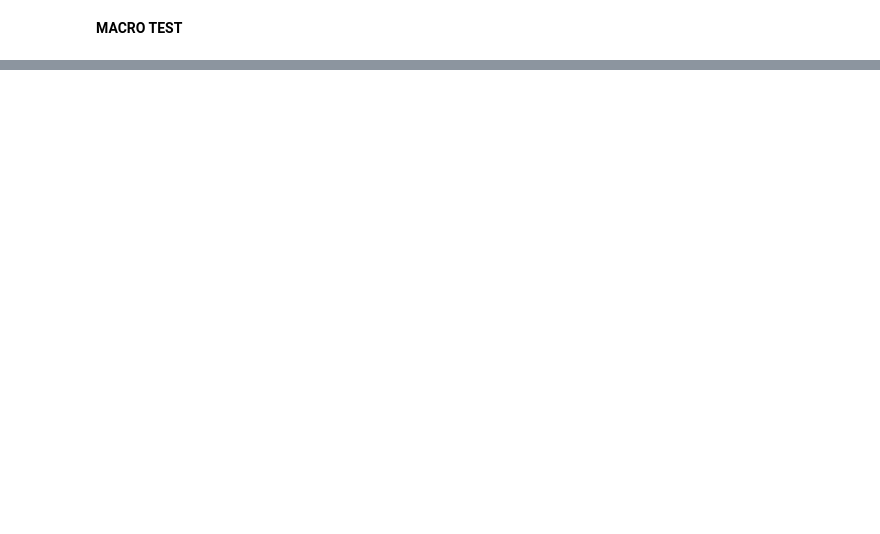
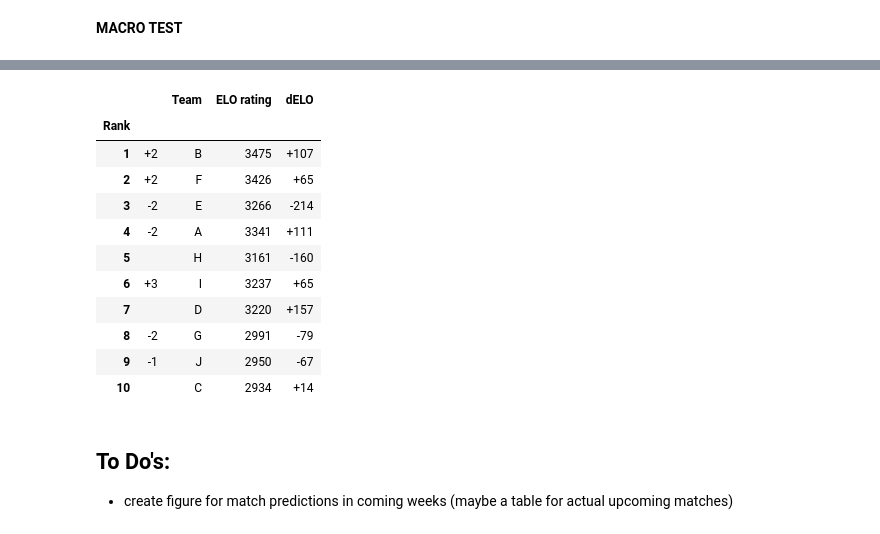
Before and after one commit to rmflemming/GWL-elo-preds, a Jupyter notebook: 0_ToyModel.ipynb, the cells around one changed output, grey strips where cells are left out. Cells and saved outputs as stored; diff of their text form; code cells hidden in the pictures; blank space fills up the shorter version.

```diff
--- a/0_ToyModel.ipynb
+++ b/0_ToyModel.ipynb
@@ -163,0 +217,53 @@ json.loads(TeamsJSON['A'])
+# %%
+# Table for power rankings
+
+#  First, to create a dataframe which will contain the data for the table
+# initialize dataframe for 10 slots and labels 1-10, column names
+power_table = pd.DataFrame(index = pd.RangeIndex(1,11,name='Rank'), columns = [' ','Team', 'ELO rating', 'dELO'])
+
+# iterate over each team and fill in their row of the dataframe
+for team in GWL.teamsDict:
+    r = GWL.teamsDict[team].currentRanking # team's ranking
+    rr  = power_table.loc[r] # row for team's ranking
+
+    # calculate ranking change
+    dr =  GWL.teamsDict[team].rankingHist[-2] - GWL.teamsDict[team].currentRanking
+
+    # calculate rating change
+    dELO = round(GWL.teamsDict[team].currentRating - GWL.teamsDict[team].ratingHist[-2])
+
+    # update power_table with team's values
+    # ranking change
+    if dr > 0:
+        rr[0] = '+{}'.format(dr)
+    elif dr == 0:
+        rr[0] = ' '
+    else:
+        rr[0] = dr
+    # team name
+    rr[1] = team
+    # ELO rating
+    rr[2] = round(GWL.teamsDict[team].currentRating)
+    # ELO change
+    if  dELO  >0:
+        rr[3] = '+{}'.format(dELO)
+    elif dELO  == 0:
+        rr[3] = '   '
+    else:
+        rr[3] = dELO
+df_styled = power_table.style.background_gradient(); # may want to do more  styling/sizing here and in next line
+#dfi.export(df_styled,"power_rankings.png");  # uncomment to save table
+df_styled
+# %% [output]
+|  |  | Team | ELO rating | dELO |
+| Rank |  |  |  |  |
+| 1 | +2 | B | 3475 | +107 |
+| 2 | +2 | F | 3426 | +65 |
+| 3 | -2 | E | 3266 | -214 |
+| 4 | -2 | A | 3341 | +111 |
+| 5 |  | H | 3161 | -160 |
+| 6 | +3 | I | 3237 | +65 |
+| 7 |  | D | 3220 | +157 |
+| 8 | -2 | G | 2991 | -79 |
+| 9 | -1 | J | 2950 | -67 |
+| 10 |  | C | 2934 | +14 |
@@ -163,0 +287,3 @@ json.loads(TeamsJSON['A'])
+# %% [markdown]
+##  To Do's:
+- create figure for match predictions in coming weeks (maybe a table for actual upcoming matches)
```
Also changed, not shown: parts of 20 cells of this notebook, 3 other files.
